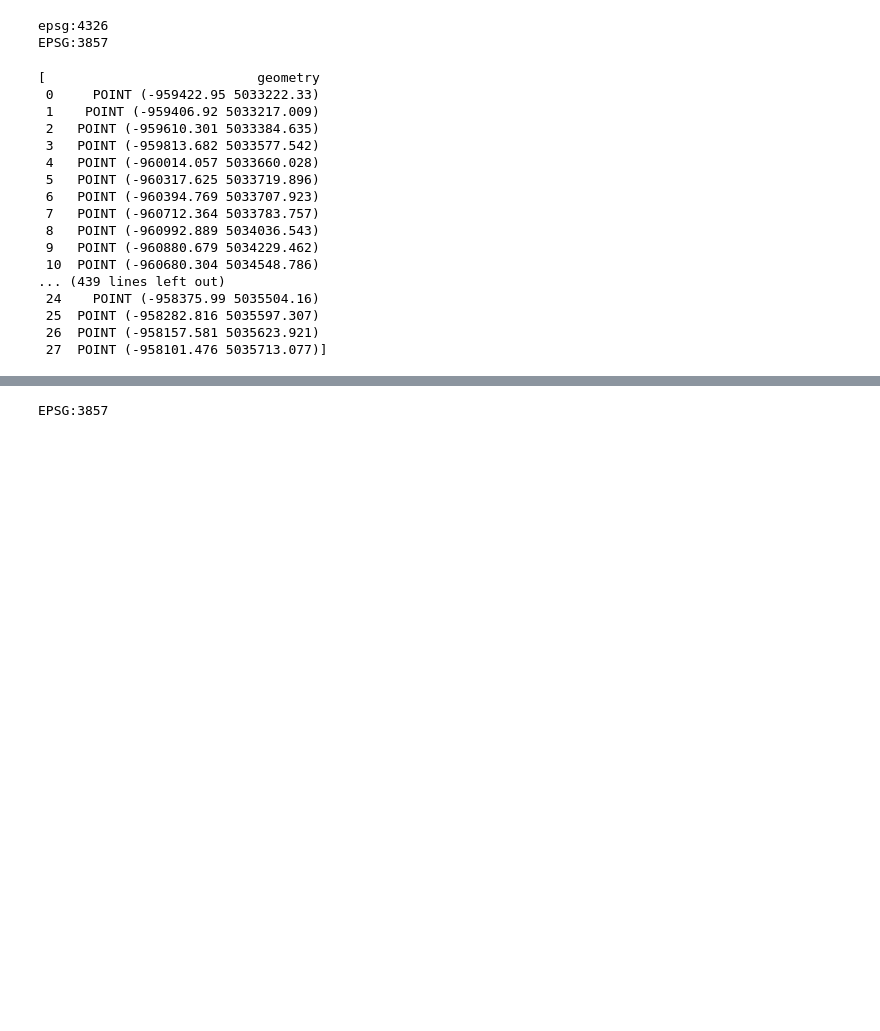
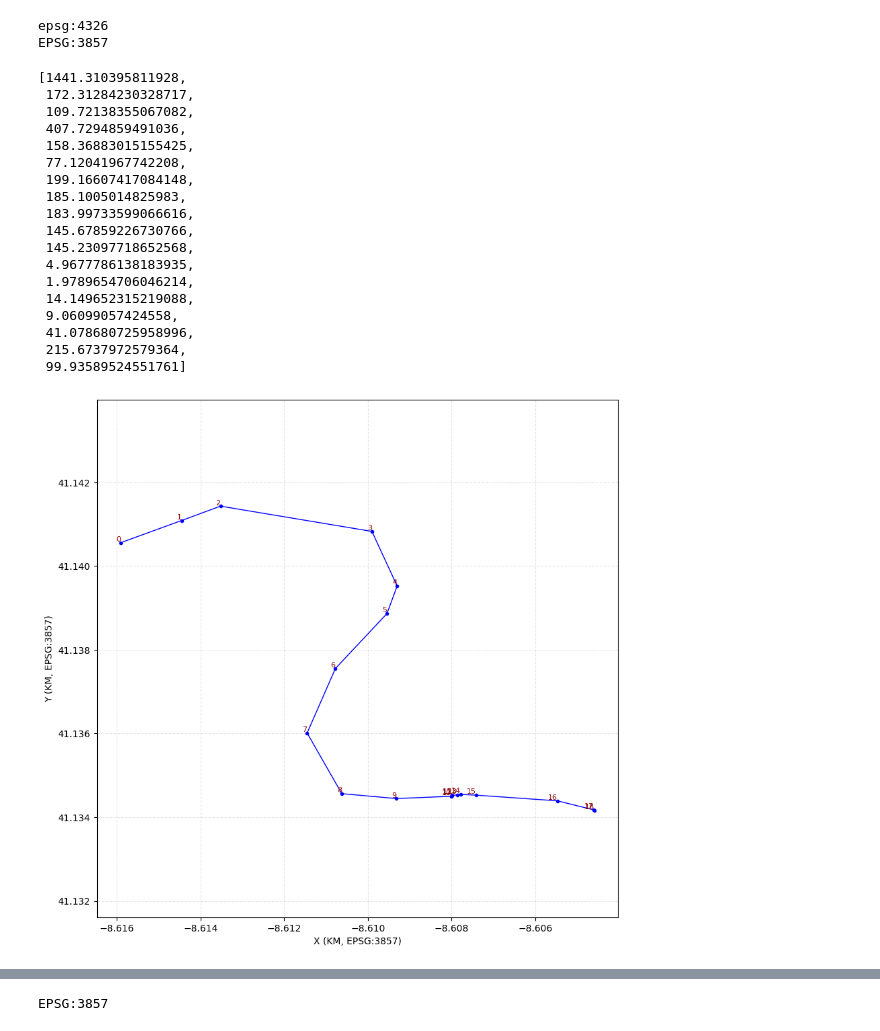
Before and after one commit to AnshulyadavUnofficial/UCProj2, a Jupyter notebook: project.ipynb, the cells around one changed output, grey strips where cells are left out. Drawn from its saved outputs; the diff is of its cells as text; code cells hidden in the pictures; blank space fills up the shorter version.

```diff
--- a/project.ipynb
+++ b/project.ipynb
@@ -50,28 +53,50 @@ trajectories = []
 
 for line in polylines:
     traj = ast.literal_eval(line)  # list of (lon, lat)
-    trip_gdf = gpd.GeoDataFrame(
-        geometry=[Point(lon, lat) for lon, lat in traj],
-        crs="EPSG:4326"
-    ).to_crs(porto_crs)  # reproject immediately
-    trajectories.append(trip_gdf)
+    trajectories.append(traj)
-# %%
-trajectories
-# %% [output]
-[                           geometry
- 0     POINT (-959422.95 5033222.33)
- 1    POINT (-959406.92 5033217.009)
- 2   POINT (-959610.301 5033384.635)
- 3   POINT (-959813.682 5033577.542)
- 4   POINT (-960014.057 5033660.028)
- 5   POINT (-960317.625 5033719.896)
- 6   POINT (-960394.769 5033707.923)
- 7   POINT (-960712.364 5033783.757)
- 8   POINT (-960992.889 5034036.543)
- 9   POINT (-960880.679 5034229.462)
- 10  POINT (-960680.304 5034548.786)
-... (439 lines left out)
- 24    POINT (-958375.99 5035504.16)
- 25  POINT (-958282.816 5035597.307)
- 26  POINT (-958157.581 5035623.921)
- 27  POINT (-958101.476 5035713.077)]
+# %%
+particular_traj = trajectories[9]
+# compute_distances from previous popints, treat lat as x and long as y
+
+rel_distances = []
+for i in range(len(particular_traj[1:])):
+    rel_distances.append(haversine(particular_traj[i], particular_traj[i-1], Unit.METERS))
+
+pprint(rel_distances)
+
+# Plot the line
+plt.figure(figsize=(10,10))
+x, y = zip(*particular_traj)
+plt.plot(x, y, '-o', markersize=3, linewidth=1, color='blue')
+
+# Annotate each point with its index
+for i, (xi, yi) in enumerate(zip(x, y)):
+    plt.text(xi, yi, str(i), fontsize=8, ha='right', va='bottom', color='darkred')
+
+# Styling
+plt.axis('equal')
+plt.xlabel("X (KM, EPSG:3857)")
+plt.ylabel("Y (KM, EPSG:3857)")
+plt.grid(True, linestyle='--', alpha=0.3)
+
+plt.show()
+# %% [output]
+[1441.310395811928,
+ 172.31284230328717,
+ 109.72138355067082,
+ 407.7294859491036,
+ 158.36883015155425,
+ 77.12041967742208,
+ 199.16607417084148,
+ 185.1005014825983,
+ 183.99733599066616,
+ 145.67859226730766,
+ 145.23097718652568,
+ 4.9677786138183935,
+ 1.9789654706046214,
+ 14.149652315219088,
+ 9.06099057424558,
+ 41.078680725958996,
+ 215.6737972579364,
+ 99.93589524551761]
+[figure, added]
```
Also changed, not shown: parts of 12 cells of this notebook, 14 other files.
